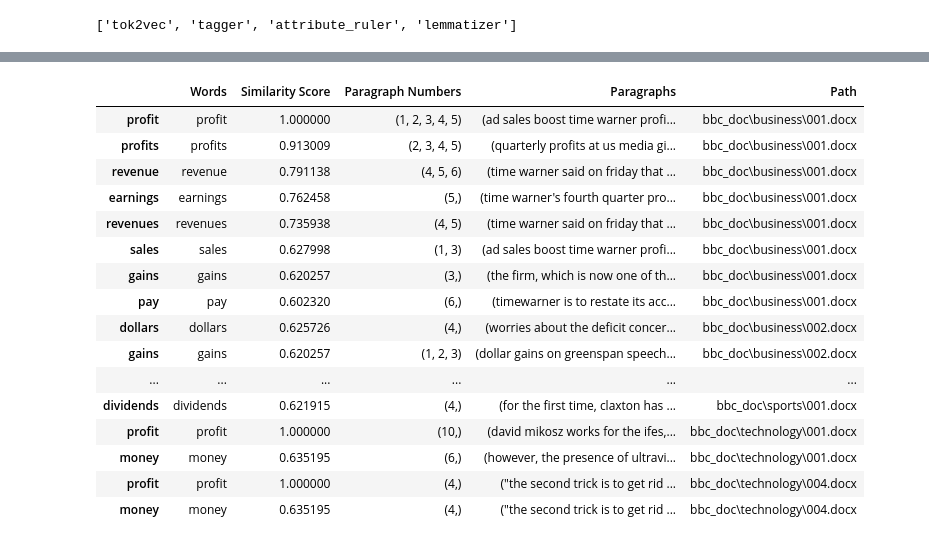
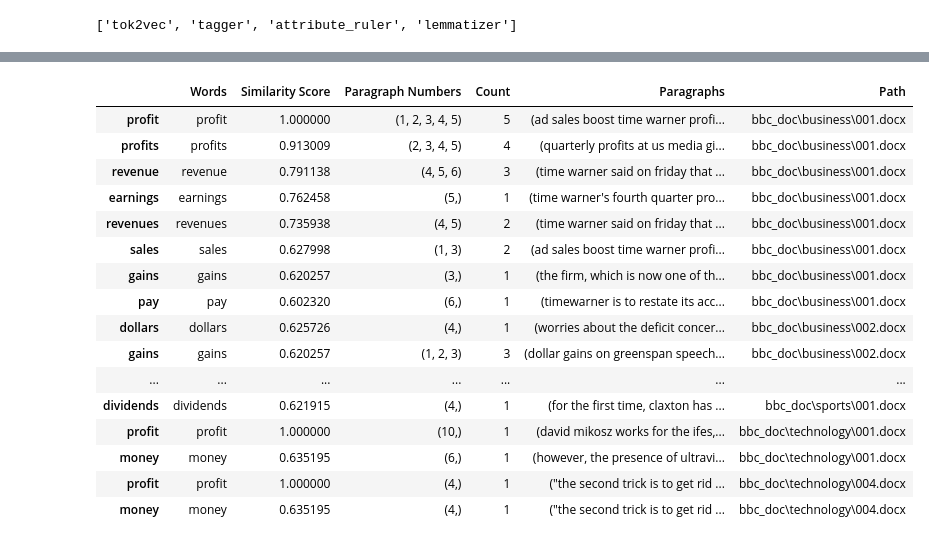
Before and after one commit to nairp2/word_context_app, a Jupyter notebook: similarity score_pn.ipynb, the cells around one changed output, grey strips where cells are left out. Drawn from its saved outputs; the diff is of its cells as text; code cells hidden in the pictures.

```diff
--- a/similarity score_pn.ipynb
+++ b/similarity score_pn.ipynb
@@ -81,22 +82,22 @@ def findline(word,doc_list): #Added doc_list as var
 
 def word_occurences(text, tokens_str, query):
 
-    wordfreq = []
-    for w in tokens_str:
-        wordfreq.append(tokens_str.count(w))
+#     wordfreq = []
+#     for w in tokens_str:
+#         wordfreq.append(tokens_str.count(w))
 
 
-    for i in list(zip(tokens_str, wordfreq)):
-        if query == i[0]:
-            word_occurences = (i[0], i[1])
-            break
+#     for i in list(zip(tokens_str, wordfreq)):
+#         if query == i[0]:
+#             word_occurences = (i[0], i[1])
+#             break
 
-    line = 0
-    word_not_found = []
+#     line = 0
+#     word_not_found = []
 
-    for word in text:
-        if word == '\n':
-            line += 1
+#     for word in text:
+#         if word == '\n':
+#             line += 1
 
     doc_list = text.lower().splitlines()
     doc_list = [i for i in doc_list if i]
@@ -208,0 +216,3 @@ def sim_word(path,query,score):
+# %%
+output = sim_word(all_path[0],"profit",0.6)
+output
@@ -224,23 +263,22 @@ for df in word_df:
     final_df.append(df)
 # %%
 df = pd.concat(final_df)
-df = df.drop("Count", axis=1)
 df
 # %% [output]
-|  | Words | Similarity Score | Paragraph Numbers | Paragraphs | Path |
-| profit | profit | 1.000000 | (1, 2, 3, 4, 5) | (ad sales boost time warner profi... | bbc_doc\business\001.docx |
-| profits | profits | 0.913009 | (2, 3, 4, 5) | (quarterly profits at us media gi... | bbc_doc\business\001.docx |
-| revenue | revenue | 0.791138 | (4, 5, 6) | (time warner said on friday that ... | bbc_doc\business\001.docx |
-| earnings | earnings | 0.762458 | (5,) | (time warner's fourth quarter pro... | bbc_doc\business\001.docx |
-| revenues | revenues | 0.735938 | (4, 5) | (time warner said on friday that ... | bbc_doc\business\001.docx |
-| sales | sales | 0.627998 | (1, 3) | (ad sales boost time warner profi... | bbc_doc\business\001.docx |
-| gains | gains | 0.620257 | (3,) | (the firm, which is now one of th... | bbc_doc\business\001.docx |
-| pay | pay | 0.602320 | (6,) | (timewarner is to restate its acc... | bbc_doc\business\001.docx |
-| dollars | dollars | 0.625726 | (4,) | (worries about the deficit concer... | bbc_doc\business\002.docx |
-| gains | gains | 0.620257 | (1, 2, 3) | (dollar gains on greenspan speech... | bbc_doc\business\002.docx |
-| ... | ... | ... | ... | ... | ... |
-| dividends | dividends | 0.621915 | (4,) | (for the first time, claxton has ... | bbc_doc\sports\001.docx |
-| profit | profit | 1.000000 | (10,) | (david mikosz works for the ifes,... | bbc_doc\technology\001.docx |
-| money | money | 0.635195 | (6,) | (however, the presence of ultravi... | bbc_doc\technology\001.docx |
-| profit | profit | 1.000000 | (4,) | ("the second trick is to get rid ... | bbc_doc\technology\004.docx |
-| money | money | 0.635195 | (4,) | ("the second trick is to get rid ... | bbc_doc\technology\004.docx |
+|  | Words | Similarity Score | Paragraph Numbers | Count | Paragraphs | Path |
+| profit | profit | 1.000000 | (1, 2, 3, 4, 5) | 5 | (ad sales boost time warner profi... | bbc_doc\business\001.docx |
+| profits | profits | 0.913009 | (2, 3, 4, 5) | 4 | (quarterly profits at us media gi... | bbc_doc\business\001.docx |
+| revenue | revenue | 0.791138 | (4, 5, 6) | 3 | (time warner said on friday that ... | bbc_doc\business\001.docx |
+| earnings | earnings | 0.762458 | (5,) | 1 | (time warner's fourth quarter pro... | bbc_doc\business\001.docx |
+| revenues | revenues | 0.735938 | (4, 5) | 2 | (time warner said on friday that ... | bbc_doc\business\001.docx |
+| sales | sales | 0.627998 | (1, 3) | 2 | (ad sales boost time warner profi... | bbc_doc\business\001.docx |
+| gains | gains | 0.620257 | (3,) | 1 | (the firm, which is now one of th... | bbc_doc\business\001.docx |
+| pay | pay | 0.602320 | (6,) | 1 | (timewarner is to restate its acc... | bbc_doc\business\001.docx |
+| dollars | dollars | 0.625726 | (4,) | 1 | (worries about the deficit concer... | bbc_doc\business\002.docx |
+| gains | gains | 0.620257 | (1, 2, 3) | 3 | (dollar gains on greenspan speech... | bbc_doc\business\002.docx |
+| ... | ... | ... | ... | ... | ... | ... |
+| dividends | dividends | 0.621915 | (4,) | 1 | (for the first time, claxton has ... | bbc_doc\sports\001.docx |
+| profit | profit | 1.000000 | (10,) | 1 | (david mikosz works for the ifes,... | bbc_doc\technology\001.docx |
+| money | money | 0.635195 | (6,) | 1 | (however, the presence of ultravi... | bbc_doc\technology\001.docx |
+| profit | profit | 1.000000 | (4,) | 1 | ("the second trick is to get rid ... | bbc_doc\technology\004.docx |
+| money | money | 0.635195 | (4,) | 1 | ("the second trick is to get rid ... | bbc_doc\technology\004.docx |
```
Also changed, not shown: parts of 7 cells of this notebook, 8 other files.
